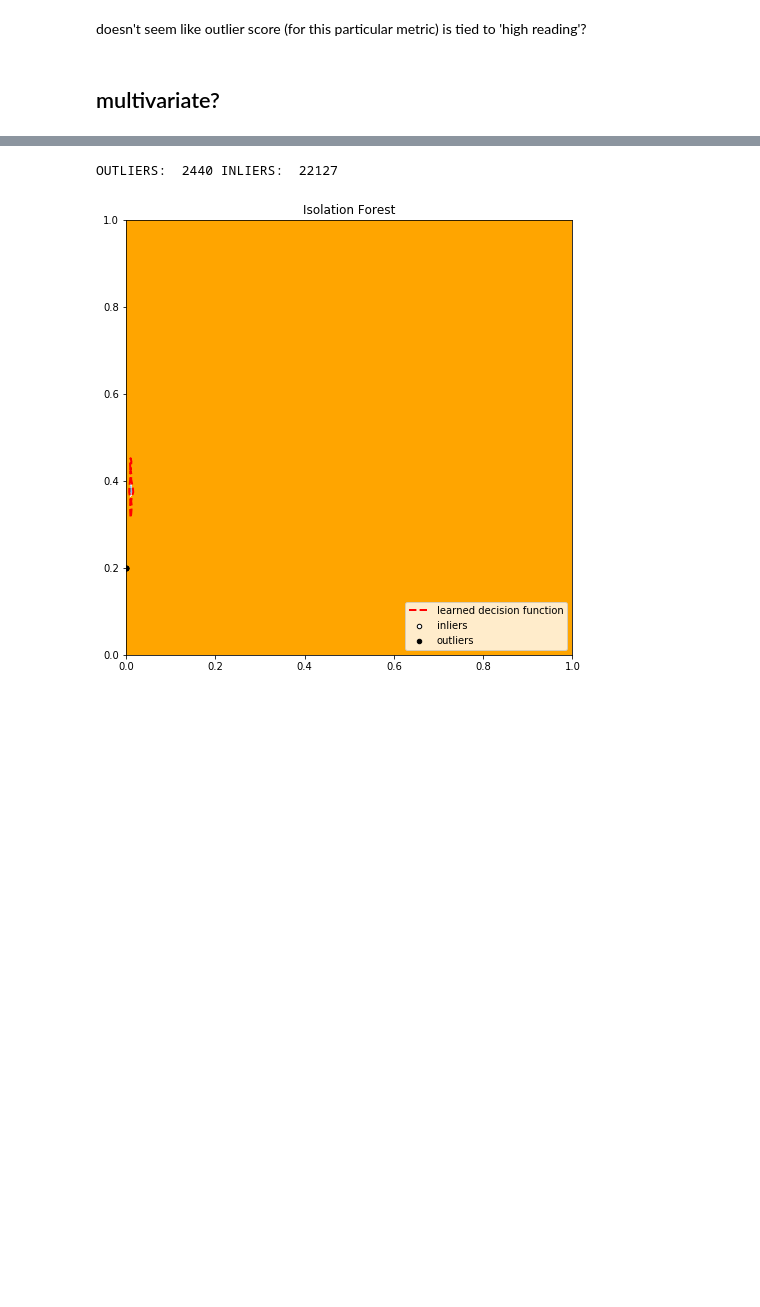
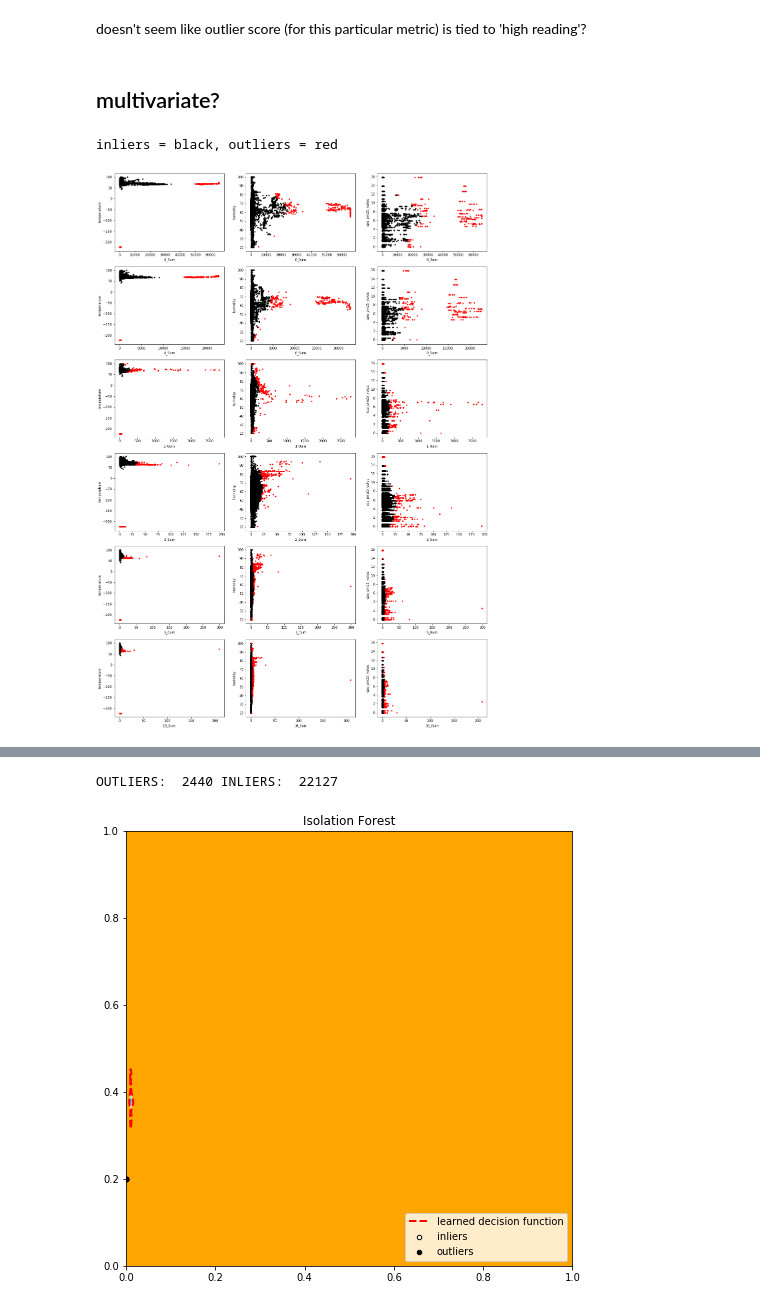
Before and after one commit to arnoldyb/air_pollution, a Jupyter notebook: anomaly_detection/first_crack.ipynb, the cells around one changed output, grey strips where cells are left out. Cells and saved outputs as stored; diff of their text form; code cells hidden in the pictures; blank space fills up the shorter version.

```diff
--- a/anomaly_detection/first_crack.ipynb
+++ b/anomaly_detection/first_crack.ipynb
@@ -145,9 +161,62 @@ X = min_max_scaler.fit_transform(df_2)
-# %%
-outliers_fraction = 0.1
-
-xx , yy = np.meshgrid(np.linspace(0, 1, 100), np.linspace(0, 1, 100))
-
-clf  = IsolationForest(n_estimators=100, contamination = 0.1)
-clf .fit(X)
-
-scores_pred = isolation_forest.decision_function(X) * -1
+# %%
+from sklearn import preprocessing
+
+
+cols_of_interest = ['0_3um', '0_5um', '1_0um', '2_5um', '5_0um', '10_0um', 'temperature', 'humidity','epa_pm25_value']
+
+df_2 = out_df[cols_of_interest].fillna(out_df[cols_of_interest].mean())
+# %%
+fig, ax = plt.subplots(nrows = 6, ncols = 3, figsize = (20,30))
+
+outliers_fraction = 0.01
+xx , yy = np.meshgrid(np.linspace(0, 1, 100), np.linspace(0, 1, 100))
+
+rc_fromi = lambda x: (x%6, x//6,)
+
+print("inliers = black, outliers = red")
+
+i = 0
+for weather in ['temperature', 'humidity','epa_pm25_value']:
+    for measure in ['0_3um','0_5um', '1_0um', '2_5um', '5_0um', '10_0um']:
+
+
+        scaler = preprocessing.MinMaxScaler()
+        X = scaler.fit_transform(df_2[[measure, weather]])
+
+        clf  = IsolationForest(n_estimators=100, contamination = outliers_fraction)
+        clf .fit(X)
+
+        scores_pred = clf.decision_function(X) * -1
+
+
+        y_pred = clf.predict(X)
+        n_inliers = np.sum(y_pred == 1)
+        n_outliers = np.sum(y_pred == -1)
+
+        assert n_inliers > n_outliers # shit test
+
+        inliers_measure = np.array(df_2[measure][y_pred == 1]).reshape(-1,1)
+        inliers_weather = np.array(df_2[weather][y_pred == 1]).reshape(-1,1)
+
+        outliers_measure = np.array(df_2[measure][y_pred == -1]).reshape(-1,1)
+        outliers_weather = np.array(df_2[weather][y_pred == -1]).reshape(-1,1)
+
+        threshold = np.percentile(scores_pred, 100 * outliers_fraction)
+        Z = clf.decision_function(np.c_[xx.ravel(), yy.ravel()])
+        Z = Z.reshape(xx.shape)
+
+        # fill countours
+        #ax[rc_fromi(i)].contourf(xx, yy, Z, levels=np.linspace(Z.min(), threshold, 7),cmap=plt.cm.Blues_r)
+        #ax[rc_fromi(i)].contourf(xx, yy, Z, levels=[threshold, Z.max()],colors='orange')
+
+        # draw countour lines
+        #ax[rc_fromi(i)].contour(xx, yy, Z, levels=[threshold],linewidths=2, colors='red')
+
+        ax[rc_fromi(i)].scatter(inliers_measure, inliers_weather, c='black',s=10)
+        ax[rc_fromi(i)].scatter(outliers_measure, outliers_weather, c='red',s=10)
+        ax[rc_fromi(i)].set_xlabel(measure)
+        ax[rc_fromi(i)].set_ylabel(weather)
+        i +=1
+# %% [output]
+inliers = black, outliers = red
+[figure, added]
```
Also changed, not shown: parts of 10 cells of this notebook.
